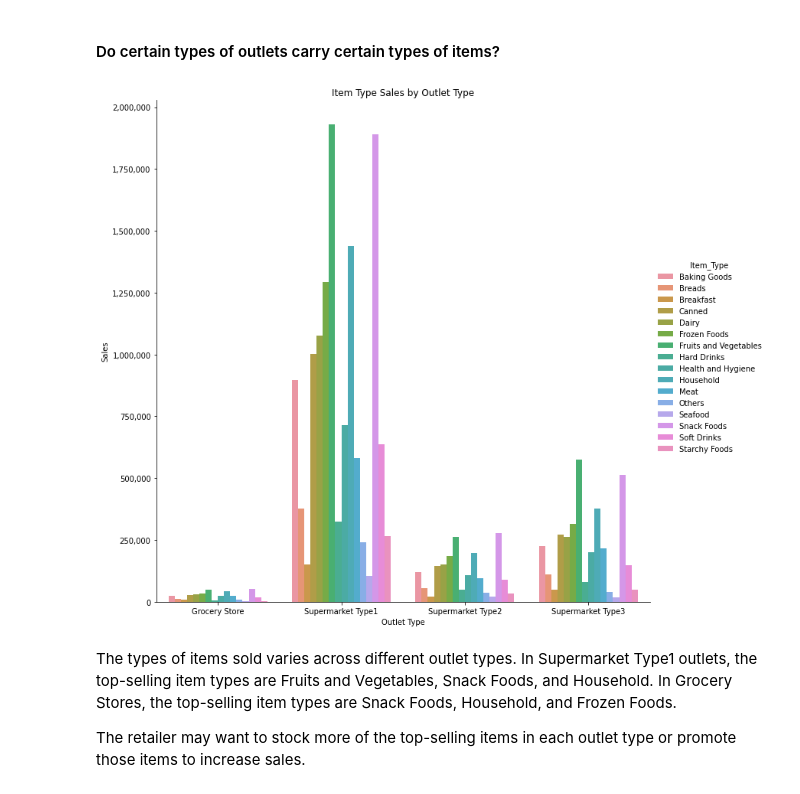
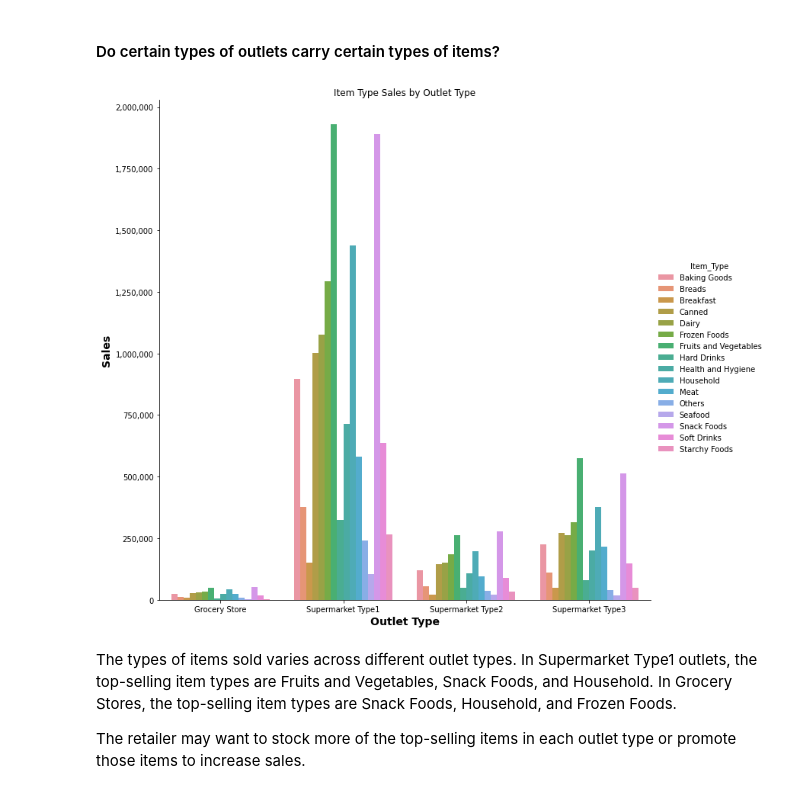
Before and after one commit to osluder/food-sales-predictions, a Jupyter notebook: food-sales-predictions.ipynb, the cells around one changed output. Drawn from its saved outputs; the diff is of its cells as text; code cells hidden in the pictures.

```diff
--- a/food-sales-predictions.ipynb
+++ b/food-sales-predictions.ipynb
@@ -819,16 +819,16 @@ The retailer may want to adjust the prices of certain items to increase their sa
 # %%
 sales_by_outlet_type_item_type = df.groupby(['Outlet_Type', 'Item_Type'])['Item_Outlet_Sales'].sum().reset_index()
 fg = sns.catplot(x='Outlet_Type', y='Item_Outlet_Sales',
                 data=sales_by_outlet_type_item_type,
                 hue='Item_Type',
                 kind='bar',
-                height=10, aspect=1)
+                height=10)
 plt.gca().yaxis.set_major_formatter(StrMethodFormatter('{x:,.0f}'))
+fg.set_axis_labels("Outlet Type", "Sales", font={'size': 14, 'weight': 'bold'})
 fg.set(title="Item Type Sales by Outlet Type")
-fg.set_axis_labels("Outlet Type", "Sales")
 plt.show()
 # %% [output]
-[figure, old version]
+[figure, new version]
 # %% [markdown]
 The types of items sold varies across different outlet types. In Supermarket Type1 outlets, the top-selling item types are Fruits and Vegetables, Snack Foods, and Household. In Grocery Stores, the top-selling item types are Snack Foods, Household, and Frozen Foods.
 
```
